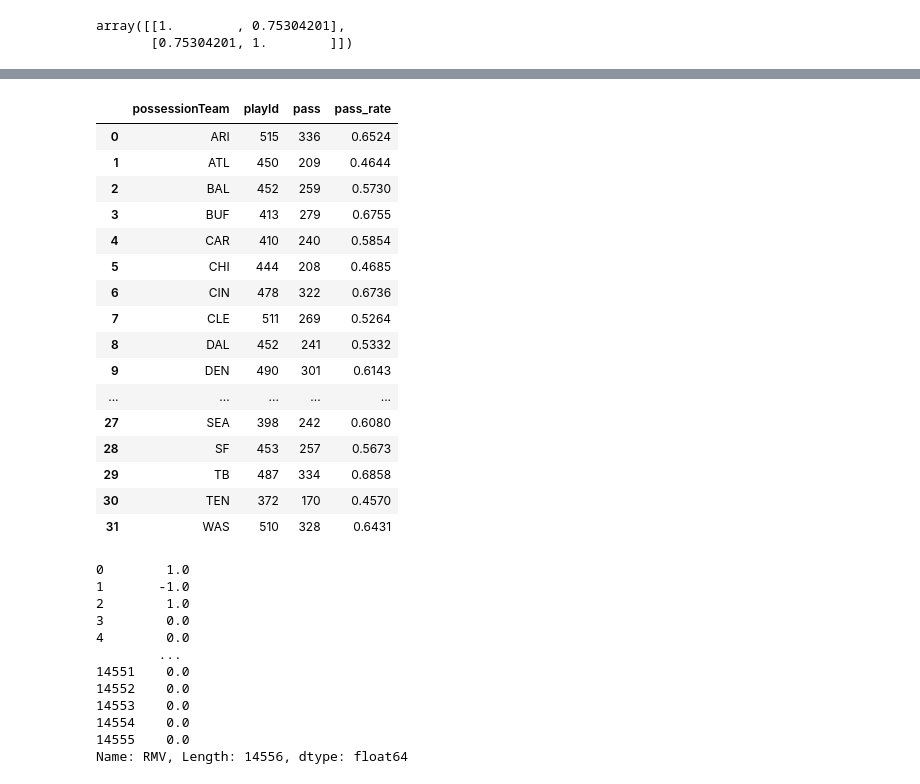
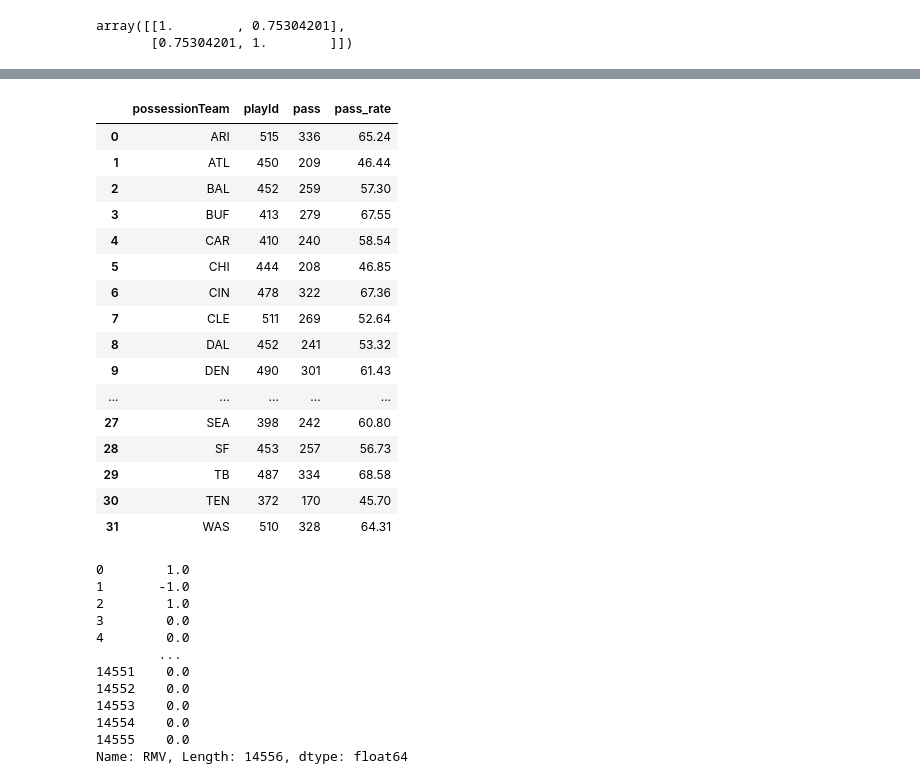
Before and after one commit to meagvo/NFL_BDB2025, a Jupyter notebook: pred-nov8-working.ipynb, the cells around one changed output, grey strips where cells are left out. Cells and saved outputs as stored; diff of their text form; code cells hidden in the pictures.

```diff
--- a/pred-nov8-working.ipynb
+++ b/pred-nov8-working.ipynb
@@ -605,27 +606,27 @@ array([[1.        , 0.86551833],
 # %%
 
 train_agg=train_data[['possessionTeam', 'playId', 'pass']].groupby('possessionTeam').agg({'playId':"count", 'pass':"sum"} ).reset_index()
 train_agg['pass_rate']=(train_agg['pass']/train_agg['playId'])
-train_agg['pass_rate']=((train_agg['pass_rate'])).round(4)
+train_agg['pass_rate']=((train_agg['pass_rate'])).round(4)*100
 train_agg
 # %% [output]
 |  | possessionTeam | playId | pass | pass_rate |
-| 0 | ARI | 515 | 336 | 0.6524 |
-| 1 | ATL | 450 | 209 | 0.4644 |
-| 2 | BAL | 452 | 259 | 0.5730 |
-| 3 | BUF | 413 | 279 | 0.6755 |
-| 4 | CAR | 410 | 240 | 0.5854 |
-| 5 | CHI | 444 | 208 | 0.4685 |
-| 6 | CIN | 478 | 322 | 0.6736 |
-| 7 | CLE | 511 | 269 | 0.5264 |
-| 8 | DAL | 452 | 241 | 0.5332 |
-| 9 | DEN | 490 | 301 | 0.6143 |
+| 0 | ARI | 515 | 336 | 65.24 |
+| 1 | ATL | 450 | 209 | 46.44 |
+| 2 | BAL | 452 | 259 | 57.30 |
+| 3 | BUF | 413 | 279 | 67.55 |
+| 4 | CAR | 410 | 240 | 58.54 |
+| 5 | CHI | 444 | 208 | 46.85 |
+| 6 | CIN | 478 | 322 | 67.36 |
+| 7 | CLE | 511 | 269 | 52.64 |
+| 8 | DAL | 452 | 241 | 53.32 |
+| 9 | DEN | 490 | 301 | 61.43 |
 | ... | ... | ... | ... | ... |
-| 27 | SEA | 398 | 242 | 0.6080 |
-| 28 | SF | 453 | 257 | 0.5673 |
-| 29 | TB | 487 | 334 | 0.6858 |
-| 30 | TEN | 372 | 170 | 0.4570 |
-| 31 | WAS | 510 | 328 | 0.6431 |
+| 27 | SEA | 398 | 242 | 60.80 |
+| 28 | SF | 453 | 257 | 56.73 |
+| 29 | TB | 487 | 334 | 68.58 |
+| 30 | TEN | 372 | 170 | 45.70 |
+| 31 | WAS | 510 | 328 | 64.31 |
 # %%
 train_data['RMV']
 # %% [output]
```
Also changed, not shown: parts of 35 cells of this notebook, 7 other files.
